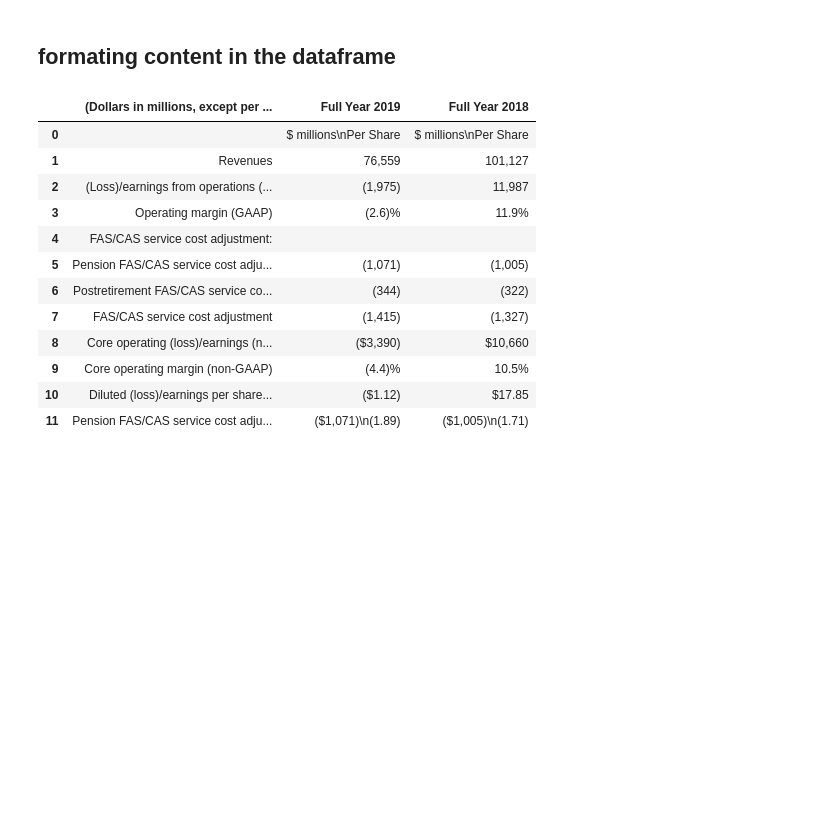
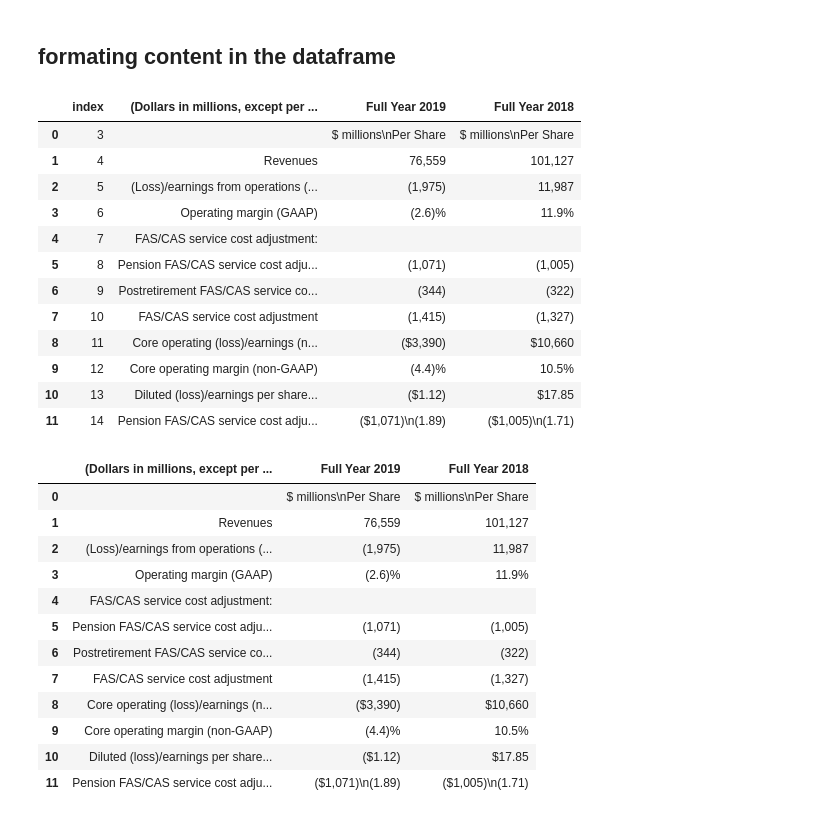
Before and after one commit to plaban1981/POCs, a Jupyter notebook: Extract_tabular_data_from_PDF_document_using_Camelot_in_Python.ipynb, the cells around one changed output. Drawn from its saved outputs; the diff is of its cells as text; code cells hidden in the pictures; blank space fills up the shorter version.

```diff
--- a/Extract_tabular_data_from_PDF_document_using_Camelot_in_Python.ipynb
+++ b/Extract_tabular_data_from_PDF_document_using_Camelot_in_Python.ipynb
@@ -170,4 +137,4 @@ df0
 ## formating content in the dataframe
 # %%
 temp_df = tables2[0].df
-temp_df = temp_df.rename(columns=temp_df.iloc[2]).drop(temp_df.iloc[:2])
+temp_df = temp_df.rename(columns=temp_df.iloc[2]).drop(temp_df.iloc[:2]).reset_index()
@@ -176,3 +141,19 @@ temp_df.reset_index(inplace=True)
+# %%
+temp_df
+# %% [output]
+|  | index | (Dollars in millions, except per ... | Full Year 2019 | Full Year 2018 |
+| 0 | 3 |  | $ millions\nPer Share | $ millions\nPer Share |
+| 1 | 4 | Revenues | 76,559 | 101,127 |
+| 2 | 5 | (Loss)/earnings from operations (... | (1,975) | 11,987 |
+| 3 | 6 | Operating margin (GAAP) | (2.6)% | 11.9% |
+| 4 | 7 | FAS/CAS service cost adjustment: |  |  |
+| 5 | 8 | Pension FAS/CAS service cost adju... | (1,071) | (1,005) |
+| 6 | 9 | Postretirement FAS/CAS service co... | (344) | (322) |
+| 7 | 10 | FAS/CAS service cost adjustment | (1,415) | (1,327) |
+| 8 | 11 | Core operating (loss)/earnings (n... | ($3,390) | $10,660 |
+| 9 | 12 | Core operating margin (non-GAAP) | (4.4)% | 10.5% |
+| 10 | 13 | Diluted (loss)/earnings per share... | ($1.12) | $17.85 |
+| 11 | 14 | Pension FAS/CAS service cost adju... | ($1,071)\n(1.89) | ($1,005)\n(1.71) |
 # %%
 temp_df.drop('index',axis=1,inplace=True)
 # %%
```
Also changed, not shown: parts of 36 cells of this notebook.
